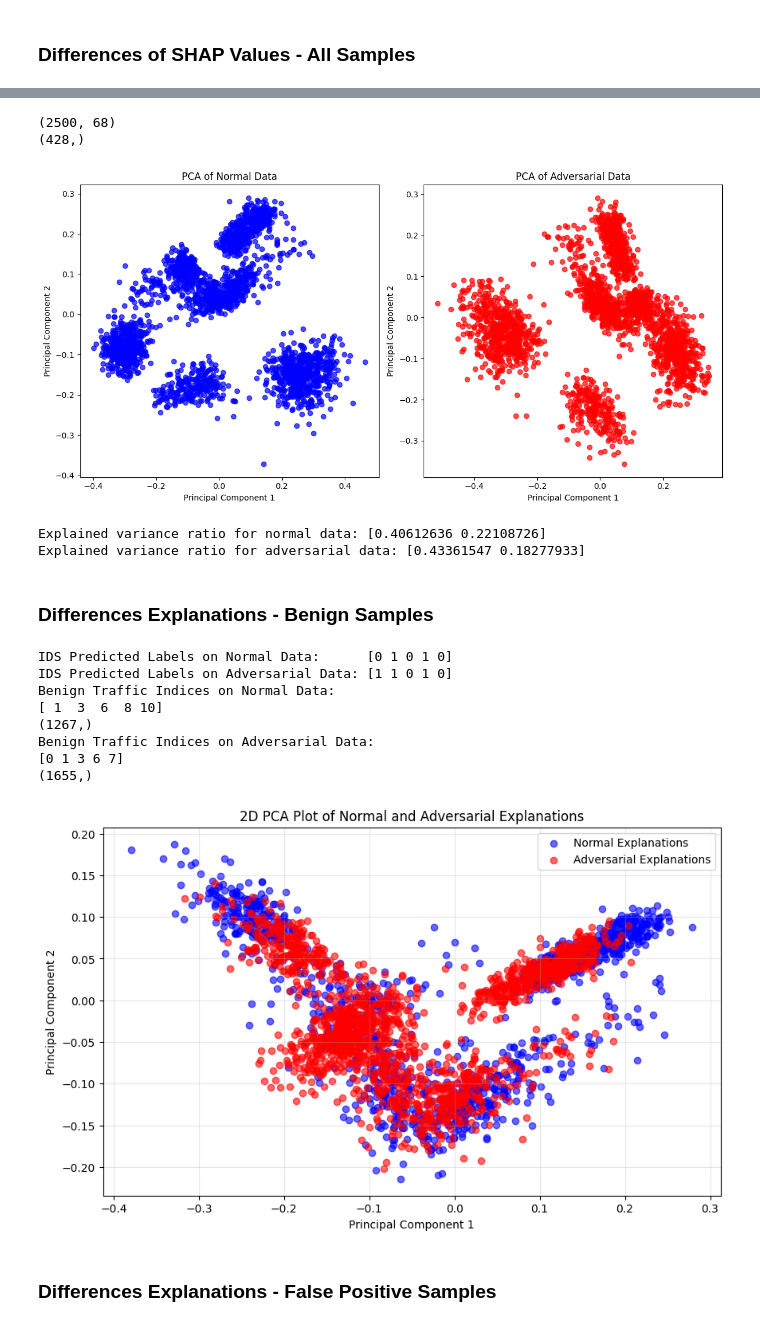
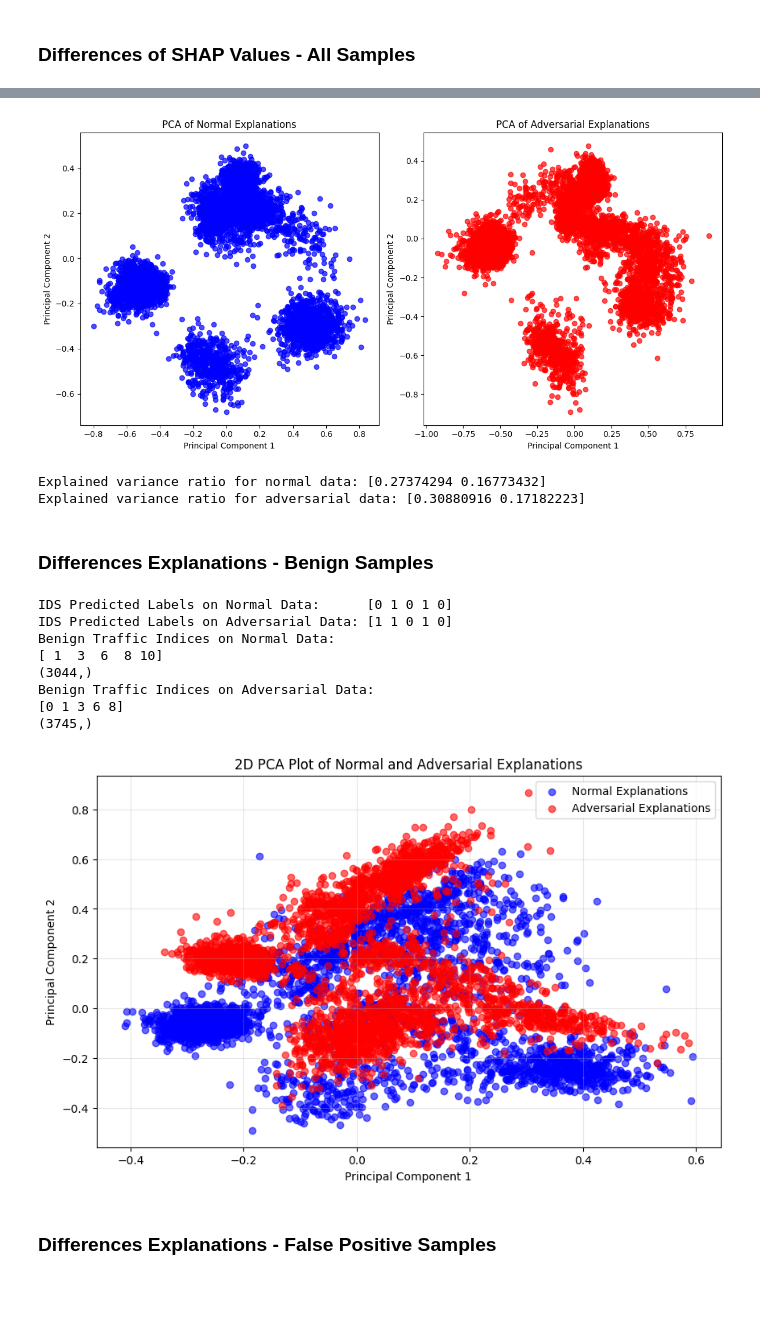
Before and after one commit to f-odc/xai-assisted-intrusion-detection, a Jupyter notebook: src/visualizer.ipynb, the cells around one changed output, grey strips where cells are left out. Cells and saved outputs as stored; diff of their text form; code cells hidden in the pictures; blank space fills up the shorter version.

Commit message:
Use normalized shap values

```diff
--- a/src/visualizer.ipynb
+++ b/src/visualizer.ipynb
@@ -40,9 +40,9 @@ print(X_train.shape, X_test.shape, y_train.shape, y_test.shape)
 # %%
 # POC: create smaller dataset
 print(X_train.shape, X_test.shape, y_train.shape, y_test.shape)
-X_train = X_train.iloc[:2500]
-y_train = y_train.iloc[:2500]
-X_test = X_test.iloc[:2500]
-y_test = y_test.iloc[:2500]
+X_train = X_train.iloc[:6000]
+y_train = y_train.iloc[:6000]
+X_test = X_test.iloc[:6000]
+y_test = y_test.iloc[:6000]
 print(X_train.shape, X_test.shape, y_train.shape, y_test.shape)
 # %% [output]
@@ -51,7 +51,7 @@ print(X_train.shape, X_test.shape, y_train.shape, y_test.shape)
 # %%
 # load adversarial sample
 # X_test_adv_fgsm = pd.read_csv("../CICIDS2017/adversarial_samples/X_test_adv_fgsm_poc.csv")
-X_test_adv_cw = pd.read_csv("../CICIDS2017/adversarial_samples/X_test_adv_cw_poc.csv")
+X_test_adv_cw = pd.read_csv("../CICIDS2017/adversarial_samples/X_test_adv_cw_poc_large.csv")
 # X_test_adv_hsj = pd.read_csv("../CICIDS2017/adversarial_samples/X_test_adv_hsj_proto.csv")
 print(X_test_adv_cw.shape)
 # %% [output]
@@ -231,0 +236,5 @@ Confidence: 94.17%
+# %%
+import utilib as ut
+# normalize shap values
+norm_shap = ut.min_max_normalize(shap_values_df)
+norm_adv_shap = ut.min_max_normalize(adv_shap_values_cw_df)
@@ -333,24 +347,24 @@ import matplotlib.pyplot as plt
 
 # Apply PCA to normal data
 pca_data = PCA(n_components=2)
-data_pca = pca_data.fit_transform(shap_values_df)
+data_pca = pca_data.fit_transform(norm_shap)
 
 # Apply PCA to adversarial data
 pca_data_adv = PCA(n_components=2)
-data_adv_pca = pca_data_adv.fit_transform(adv_shap_values_cw_df)
+data_adv_pca = pca_data_adv.fit_transform(norm_adv_shap)
 
 # Plot PCA for normal data
 plt.figure(figsize=(12, 6))
 plt.subplot(1, 2, 1)
 plt.scatter(data_pca[:, 0], data_pca[:, 1], color='blue', alpha=0.7)
-plt.title("PCA of Normal Data")
+plt.title("PCA of Normal Explanations")
 plt.xlabel("Principal Component 1")
 plt.ylabel("Principal Component 2")
 
 # Plot PCA for adversarial data
 plt.subplot(1, 2, 2)
 plt.scatter(data_adv_pca[:, 0], data_adv_pca[:, 1], color='red', alpha=0.7)
-plt.title("PCA of Adversarial Data")
+plt.title("PCA of Adversarial Explanations")
 plt.xlabel("Principal Component 1")
 plt.ylabel("Principal Component 2")
 
@@ -361,11 +375,9 @@ plt.show()
 print("Explained variance ratio for normal data:", pca_data.explained_variance_ratio_)
 print("Explained variance ratio for adversarial data:", pca_data_adv.explained_variance_ratio_)
 # %% [output]
+[figure, new version]
-(2500, 68)
-(428,)
+Explained variance ratio for normal data: [0.27374294 0.16773432]
+Explained variance ratio for adversarial data: [0.30880916 0.17182223]
-[figure, old version]
-Explained variance ratio for normal data: [0.40612636 0.22108726]
-Explained variance ratio for adversarial data: [0.43361547 0.18277933]
 # %% [markdown]
 ### Differences Explanations - Benign Samples
 # %%
@@ -386,38 +398,38 @@ IDS Predicted Labels on Normal Data:      [0 1 0 1 0]
 IDS Predicted Labels on Adversarial Data: [1 1 0 1 0]
 Benign Traffic Indices on Normal Data:
 [ 1  3  6  8 10]
-(1267,)
+(3044,)
 Benign Traffic Indices on Adversarial Data:
-[0 1 3 6 7]
-(1655,)
+[0 1 3 6 8]
+(3745,)
 # %%
 # Plot normal and adversarial data over each other
 import matplotlib.pyplot as plt
 from sklearn.decomposition import PCA
 
 # Perform PCA with 2 components
 pca = PCA(n_components=2)
-data_pca = pca.fit_transform(shap_values_df.iloc[y_pred_benign_indices])      # Fit and transform original data
-data_adv_pca = pca.transform(adv_shap_values_cw_df.iloc[y_pred_adv_benign_indices])  # Transform adversarial data (using same PCA)
+data_pca = pca.fit_transform(norm_shap.iloc[y_pred_benign_indices])      # Fit and transform original data
+data_adv_pca = pca.transform(norm_adv_shap.iloc[y_pred_adv_benign_indices])  # Transform adversarial data (using same PCA)
 
 # Extract Principal Components
 pc1_data, pc2_data = data_pca[:, 0], data_pca[:, 1]
 pc1_adv, pc2_adv = data_adv_pca[:, 0], data_adv_pca[:, 1]
 
 # Create 2D Scatter Plot
 plt.figure(figsize=(10, 6))
 plt.scatter(pc1_data, pc2_data, color='blue', alpha=0.6, label='Normal Explanations')
 plt.scatter(pc1_adv, pc2_adv, color='red', alpha=0.6, label='Adversarial Explanations')
 
 # Add labels, title, and legend
 plt.xlabel('Principal Component 1')
 plt.ylabel('Principal Component 2')
 plt.title('2D PCA Plot of Normal and Adversarial Explanations')
 plt.legend()
 plt.grid(alpha=0.3)
 plt.show()
 # %% [output]
-[figure, old version]
+[figure, new version]
 # %% [markdown]
 ### Differences Explanations - False Positive Samples
 # %%
```
Also changed, not shown: parts of 14 cells of this notebook.
